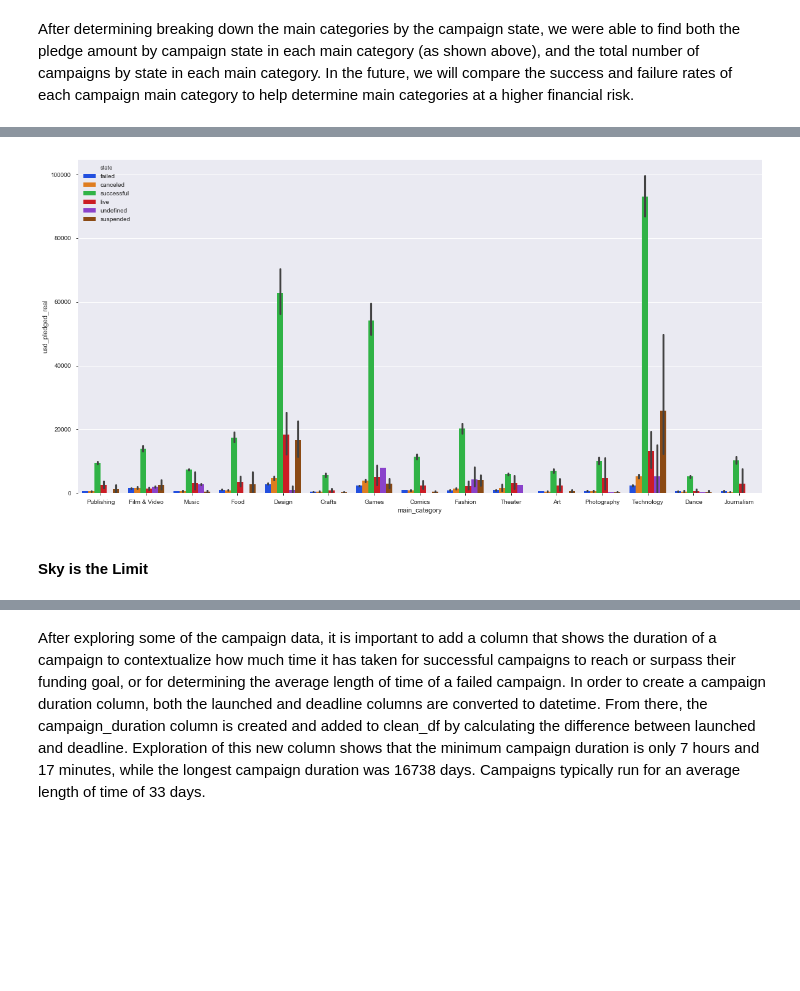
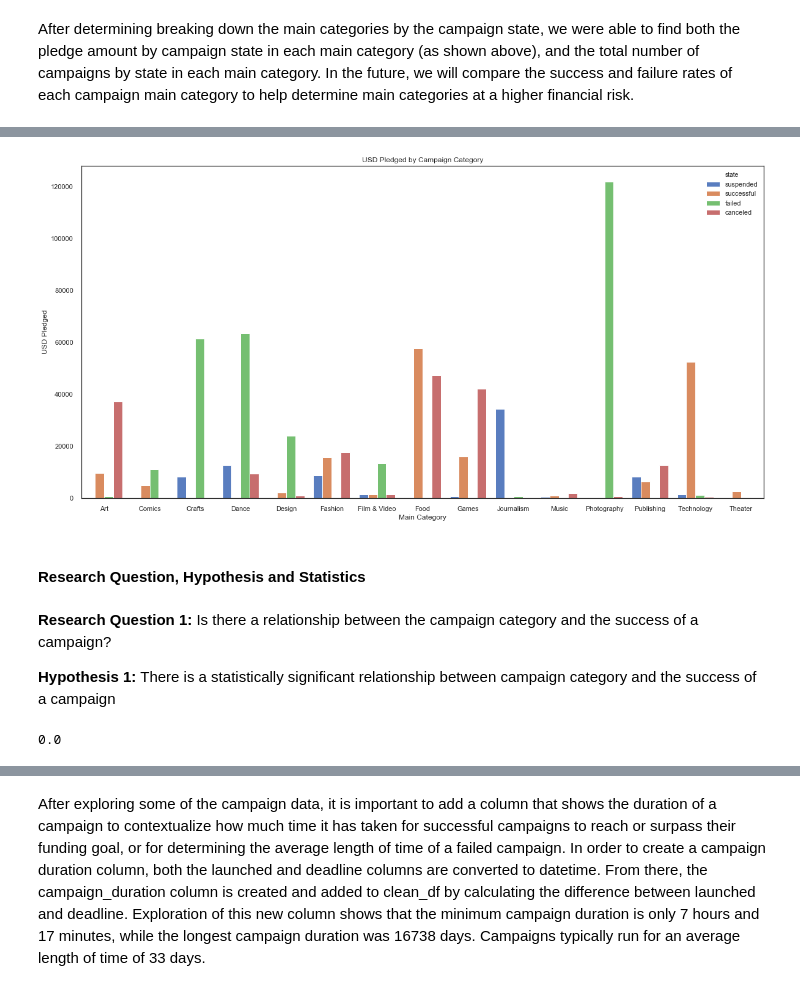
Before and after one commit to pelusok/Capstone_Project_1, a Jupyter notebook: Capstone1_Peluso.ipynb, the cells around one changed output, grey strips where cells are left out. Drawn from its saved outputs; the diff is of its cells as text; code cells hidden in the pictures; blank space fills up the shorter version.

```diff
--- a/Capstone1_Peluso.ipynb
+++ b/Capstone1_Peluso.ipynb
@@ -72,0 +98,6 @@ dtype: int64
+# %%
+#we cannot determine a state of live or undefined campaigns, we will remove these campaigns from the analysis
+#drops a total of 6361 rows
+df = df[df.state != 'live']
+df = df[df.state != 'undefined']
+print(df.shape)
@@ -72,0 +106,5 @@ dtype: int64
+# %%
+#create binary_state column for future stats analysis - assume suspended and cancelled campaigns as failed
+#add binary column for successful and failed campaign states
+binary = {'successful' : 1, 'failed' : 0, 'canceled': 0, 'suspended': 0}
+df['binary_state'] = df.state.map(binary)
@@ -72,0 +131,5 @@ dtype: int64
+# %%
+#encode categorical data from main_category column for future stats analysis
+df["main_category"] = df["main_category"].astype('category')
+df["main_category_encode"] = df["main_category"].cat.codes
+df.head()
@@ -240,5 +449,6 @@ It is not surprising to see that for each category, successful campaigns were th
 # %%
 #top 10 campaign categories by total sum of money pledged for each campaign state
 clean_df.usd_pledged_real = clean_df.usd_pledged_real.astype(int)
-clean_df.groupby(['main_category','state'])['usd_pledged_real'].sum().sort_index(ascending = False)
+camp_df = clean_df.groupby(['main_category','state'])['usd_pledged_real'].sum().sort_index(ascending = False).reset_index()
+camp_df
 # %% [output]
@@ -279,10 +549,17 @@ Name: state, Length: 85, dtype: int64
 # %%
 # visualization of the main categories with their total pledged USD by the campaign state
-clean_df.usd_pledged_real = clean_df.usd_pledged_real.astype(int)
+camp_df.usd_pledged_real = clean_df.usd_pledged_real.astype(int)
 fig, ax = plt.subplots(figsize=(20,10))
-usd_state = sns.barplot(x='main_category', y="usd_pledged_real", hue="state", data=clean_df, palette="bright", ax=ax)
+sns.barplot(x='main_category', y="usd_pledged_real", hue="state", data=camp_df, palette="muted", ax=ax)
+plt.xlabel('Main Category')
+plt.ylabel('USD Pledged')
+plt.title('USD Pledged by Campaign Category')
 plt.show()
 # %% [output]
-[figure, old version]
+[figure, new version]
-# %% [markdown]
-#### Sky is the Limit
+# %% [markdown]
+#### Research Question, Hypothesis and Statistics
+# %% [markdown]
+<b>Research Question 1:</b> Is there a relationship between the campaign category and the success of a campaign?
+<p>
+<b>Hypothesis 1:</b> There is a statistically significant relationship between campaign category and the success of a campaign
@@ -288,0 +580,5 @@ plt.show()
+# %%
+p_value = np.sum(mean_diff_camp < 0) / N_rep
+print(p_value)
+# %% [output]
+0.0
```
Also changed, not shown: parts of 95 cells of this notebook.
